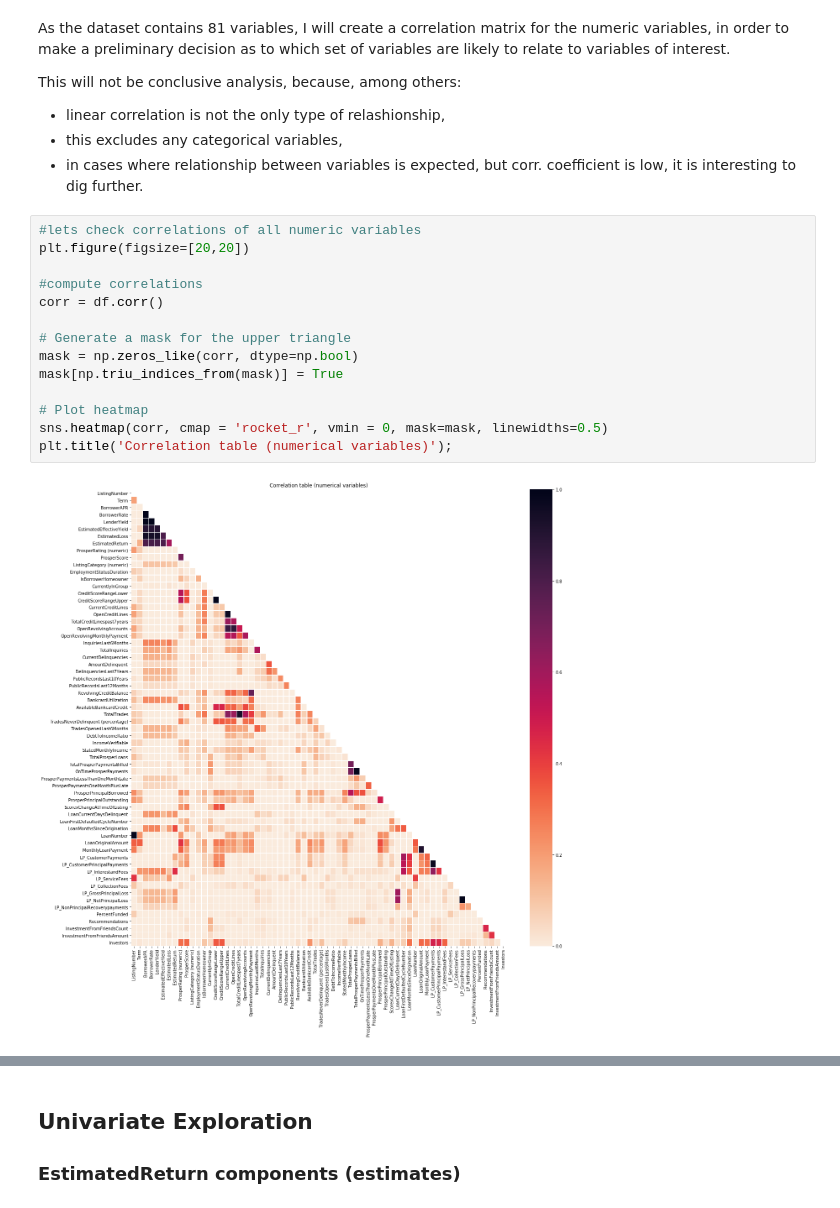
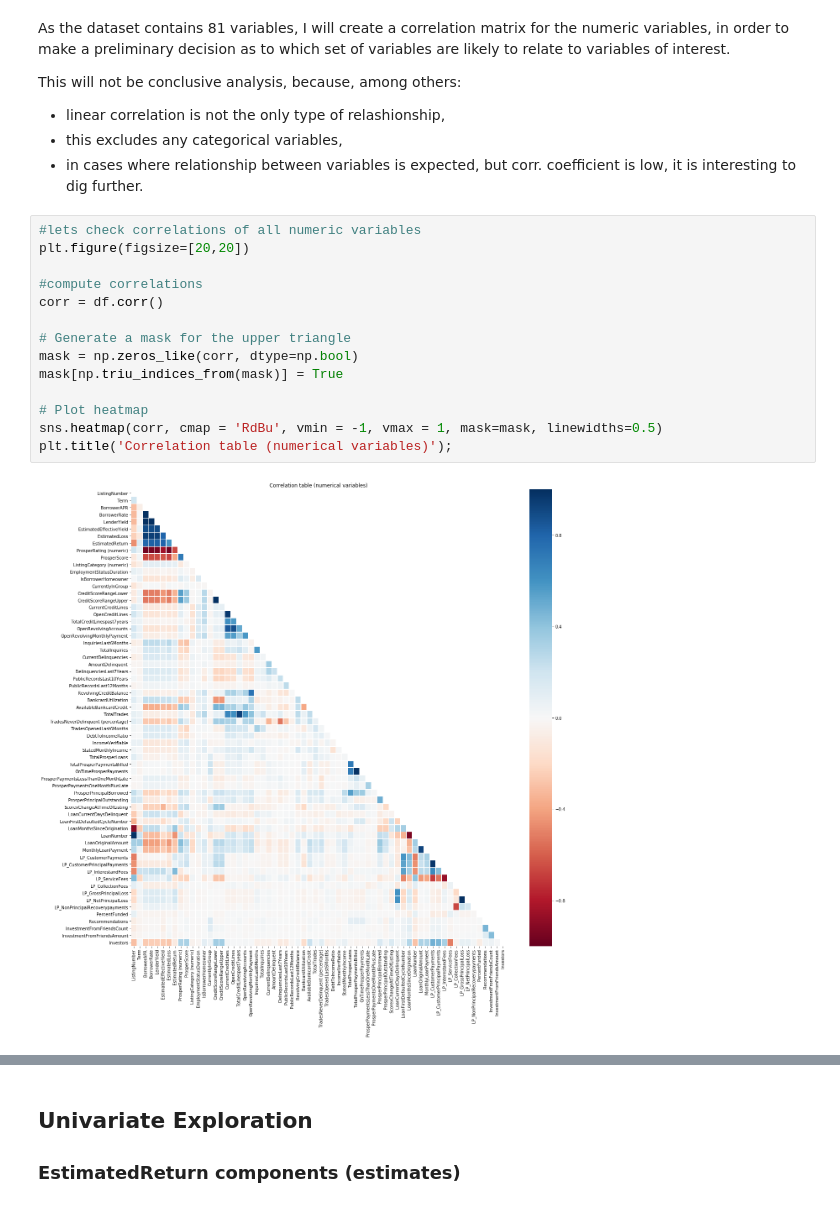
Before and after one commit to VilijaVait/data-analyst-udacity, a Jupyter notebook: projects/CommunicateData/ProsperLoanDataAnalysis.ipynb, the cells around one changed output, grey strips where cells are left out. Drawn from its saved outputs; the diff is of its cells as text.

```diff
--- a/projects/CommunicateData/ProsperLoanDataAnalysis.ipynb
+++ b/projects/CommunicateData/ProsperLoanDataAnalysis.ipynb
@@ -90,19 +90,19 @@ This will not be conclusive analysis, because, among others:
 # %%
 #lets check correlations of all numeric variables
 plt.figure(figsize=[20,20])
 
 #compute correlations
 corr = df.corr()
 
 # Generate a mask for the upper triangle
 mask = np.zeros_like(corr, dtype=np.bool)
 mask[np.triu_indices_from(mask)] = True
 
 # Plot heatmap
-sns.heatmap(corr, cmap = 'rocket_r', vmin = 0, mask=mask, linewidths=0.5)
+sns.heatmap(corr, cmap = 'RdBu', vmin = -1, vmax = 1, mask=mask, linewidths=0.5)
 plt.title('Correlation table (numerical variables)');
 # %% [output]
-[figure, old version]
+[figure, new version]
 # %%
 columns = 4
 rows = 4
```
Also changed, not shown: parts of 49 cells of this notebook.
